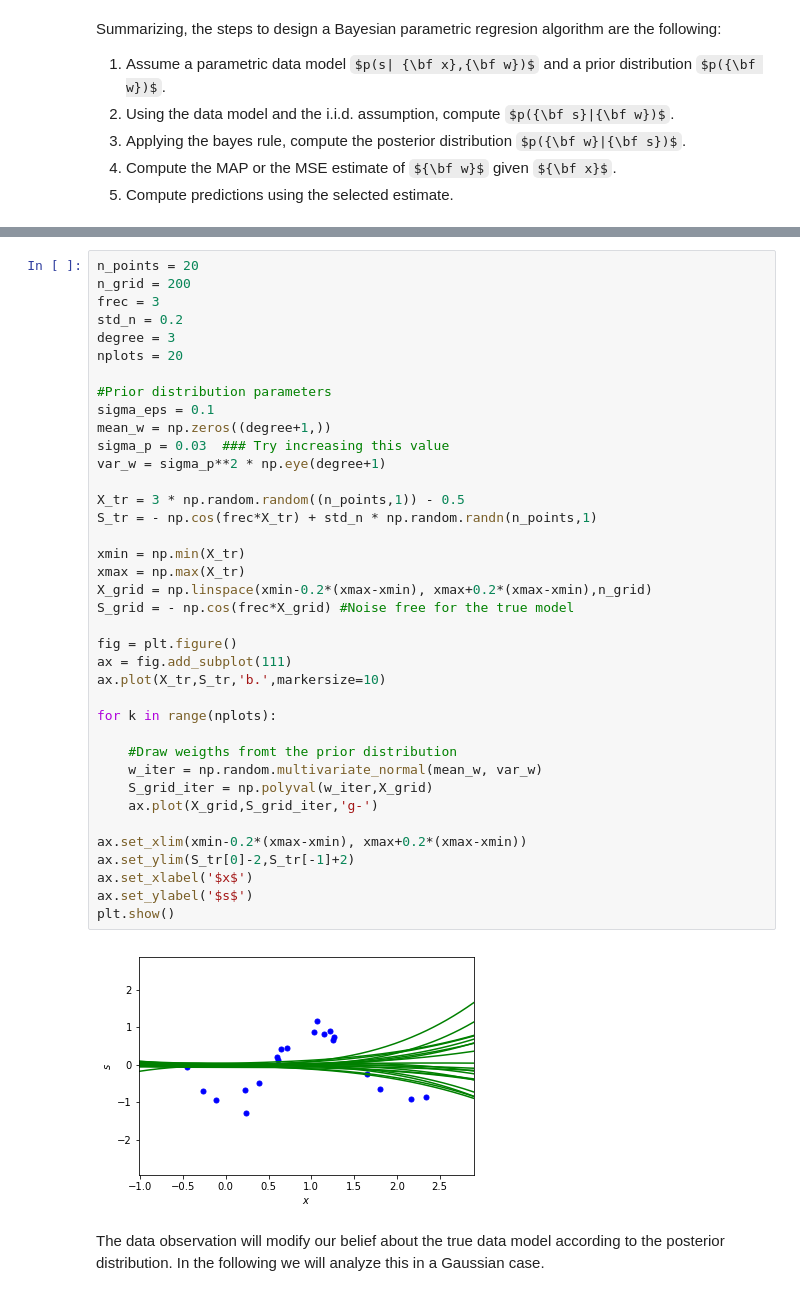
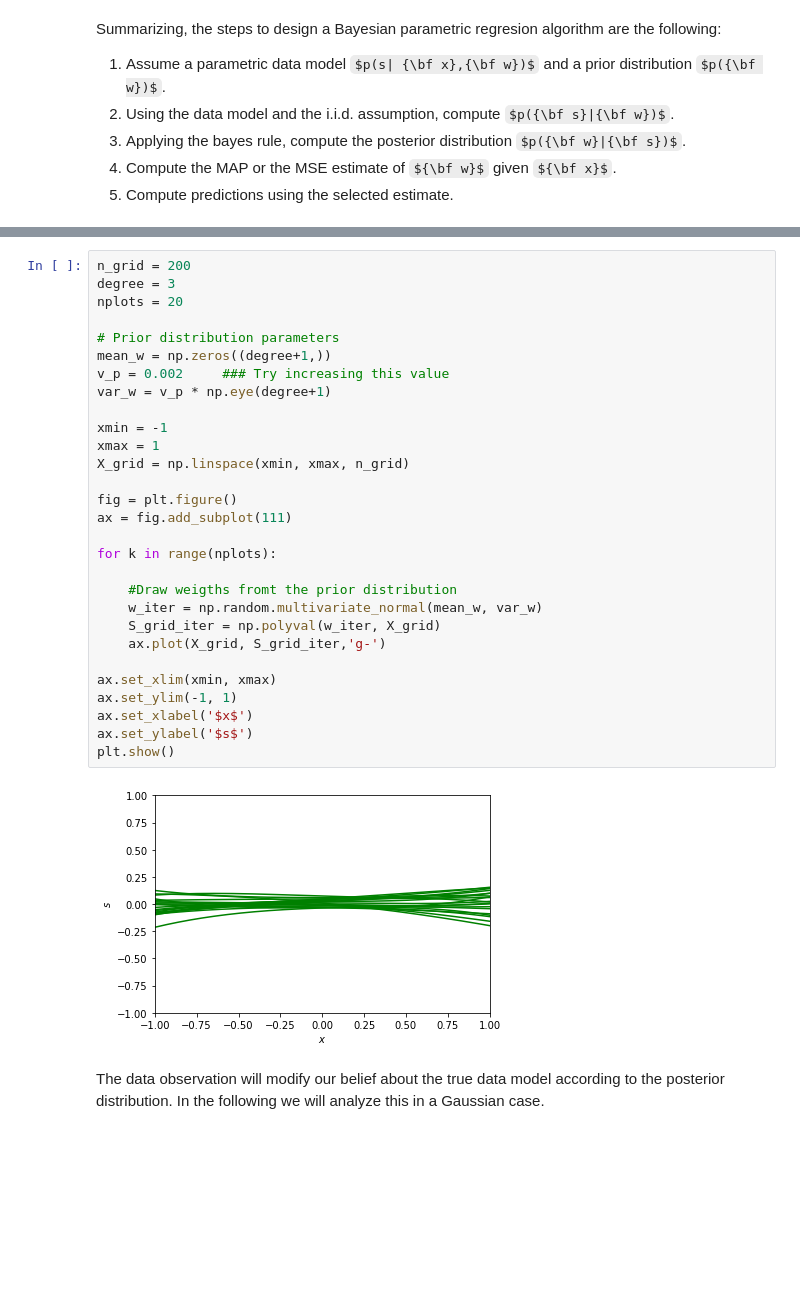
Before and after one commit to ML4DS/ML4all, a Jupyter notebook: R5.Bayesian_Regression/Bayesian_regression_professor.ipynb, the cells around one changed output, grey strips where cells are left out. Drawn from its saved outputs; the diff is of its cells as text; some formulas as TeX source; blank space fills up the shorter version.

```diff
--- a/R5.Bayesian_Regression/Bayesian_regression_professor.ipynb
+++ b/R5.Bayesian_Regression/Bayesian_regression_professor.ipynb
@@ -208,45 +229,36 @@ The following code samples ${\bf w}$ according to this distribution, and plots t
 
 You can check the effect of modifying the variance of the prior distribution.
 # %%
-n_points = 20
 n_grid = 200
-frec = 3
-std_n = 0.2
 degree = 3
 nplots = 20
 
-#Prior distribution parameters
-sigma_eps = 0.1
+# Prior distribution parameters
 mean_w = np.zeros((degree+1,))
-sigma_p = 0.03  ### Try increasing this value
-var_w = sigma_p**2 * np.eye(degree+1)
+v_p = 0.002     ### Try increasing this value
+var_w = v_p * np.eye(degree+1)
 
-X_tr = 3 * np.random.random((n_points,1)) - 0.5
-S_tr = - np.cos(frec*X_tr) + std_n * np.random.randn(n_points,1)
-
-xmin = np.min(X_tr)
-xmax = np.max(X_tr)
-X_grid = np.linspace(xmin-0.2*(xmax-xmin), xmax+0.2*(xmax-xmin),n_grid)
-S_grid = - np.cos(frec*X_grid) #Noise free for the true model
+xmin = -1
+xmax = 1
+X_grid = np.linspace(xmin, xmax, n_grid)
 
 fig = plt.figure()
 ax = fig.add_subplot(111)
-ax.plot(X_tr,S_tr,'b.',markersize=10)
 
 for k in range(nplots):
 
     #Draw weigths fromt the prior distribution
     w_iter = np.random.multivariate_normal(mean_w, var_w)
-    S_grid_iter = np.polyval(w_iter,X_grid)
-    ax.plot(X_grid,S_grid_iter,'g-')
+    S_grid_iter = np.polyval(w_iter, X_grid)
+    ax.plot(X_grid, S_grid_iter,'g-')
 
-ax.set_xlim(xmin-0.2*(xmax-xmin), xmax+0.2*(xmax-xmin))
-ax.set_ylim(S_tr[0]-2,S_tr[-1]+2)
+ax.set_xlim(xmin, xmax)
+ax.set_ylim(-1, 1)
 ax.set_xlabel('$x$')
 ax.set_ylabel('$s$')
 plt.show()
 # %% [output]
-[figure, old version]
+[figure, new version]
 # %% [markdown]
 The data observation will modify our belief about the true data model according to the posterior distribution. In the following we will analyze this in a Gaussian case.
 # %% [markdown]
```
Also changed, not shown: parts of 30 cells of this notebook, 3 other files.
